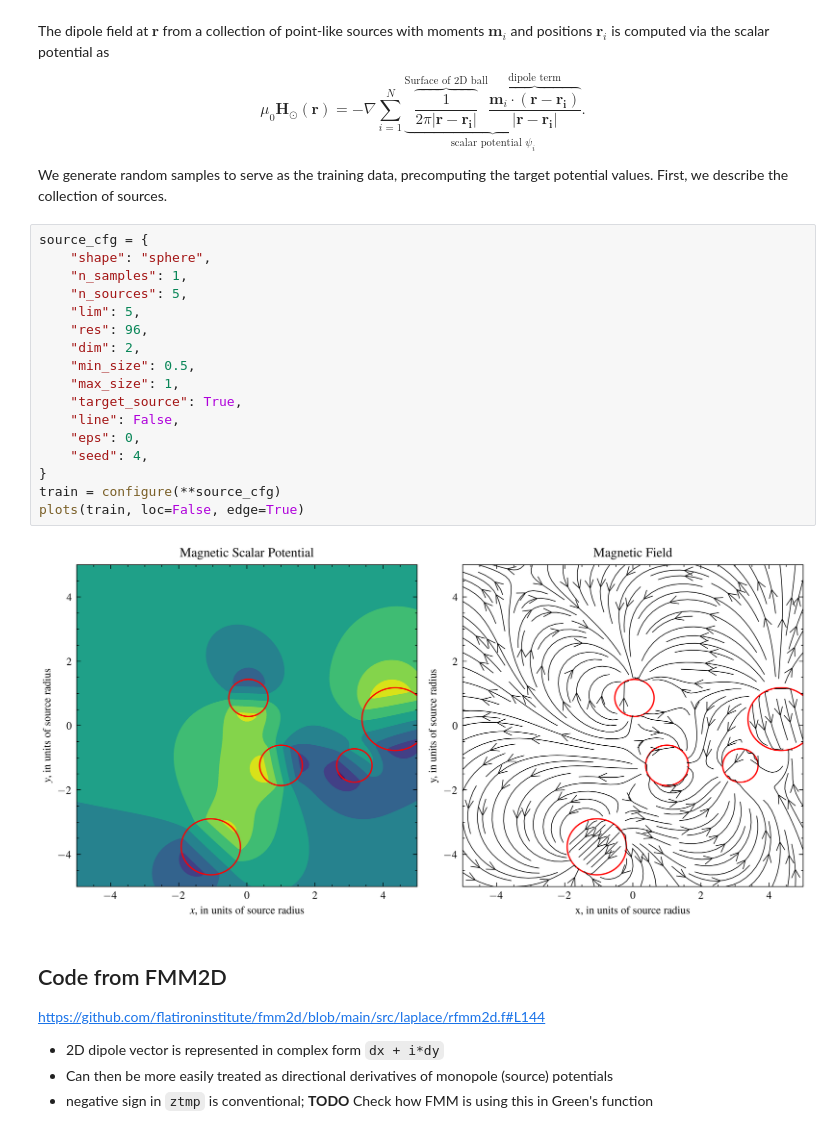
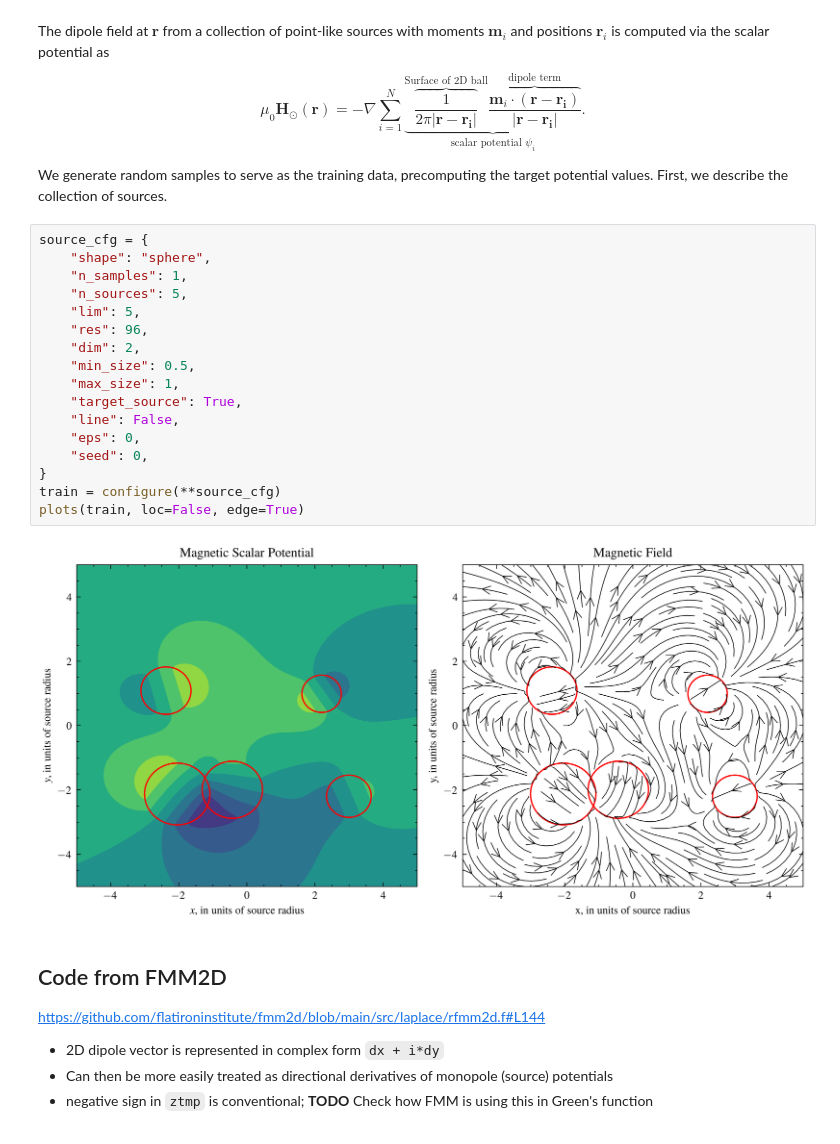
Before and after one commit to cmt-dtu-energy/hypermagnetics, a Jupyter notebook: nbs/check_fmm.ipynb, the cells around one changed output. Saved outputs shown, nothing was run; the diff lists cells and outputs as text.

```diff
--- a/nbs/check_fmm.ipynb
+++ b/nbs/check_fmm.ipynb
@@ -25,22 +25,22 @@ We generate random samples to serve as the training data, precomputing the targe
 # %%
 source_cfg = {
     "shape": "sphere",
     "n_samples": 1,
     "n_sources": 5,
     "lim": 5,
     "res": 96,
     "dim": 2,
     "min_size": 0.5,
     "max_size": 1,
     "target_source": True,
     "line": False,
     "eps": 0,
-    "seed": 4,
+    "seed": 0,
 }
 train = configure(**source_cfg)
 plots(train, loc=False, edge=True)
 # %% [output]
-[figure, old version]
+[figure, new version]
 # %% [markdown]
 ## Code from FMM2D
 https://github.com/flatironinstitute/fmm2d/blob/main/src/laplace/rfmm2d.f#L144
```
Also changed, not shown: parts of 10 cells of this notebook, 10 other files.
